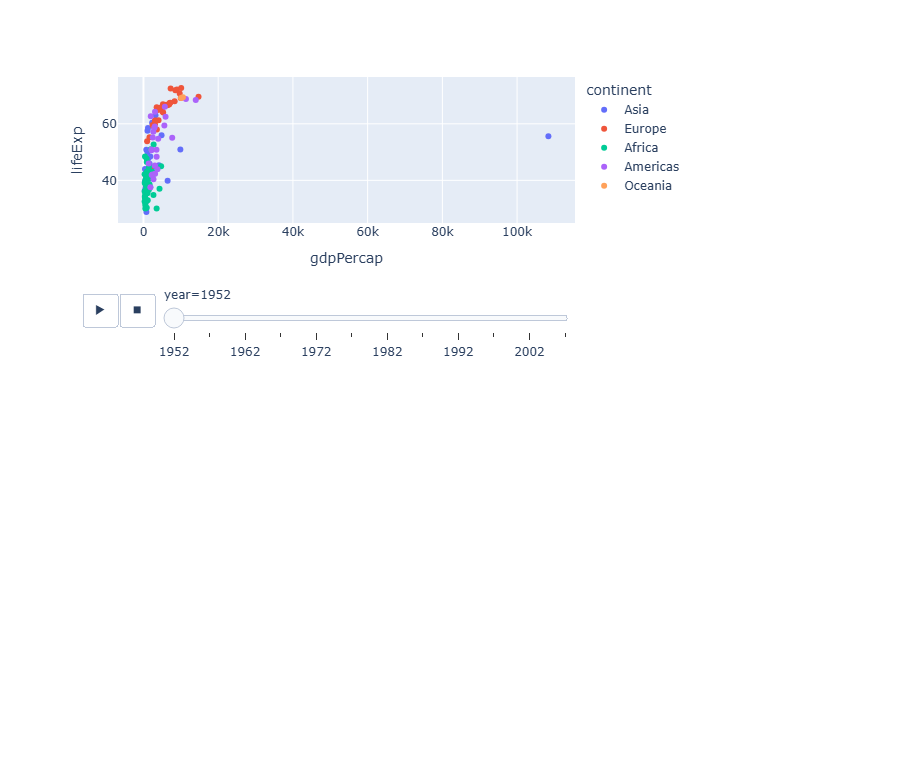
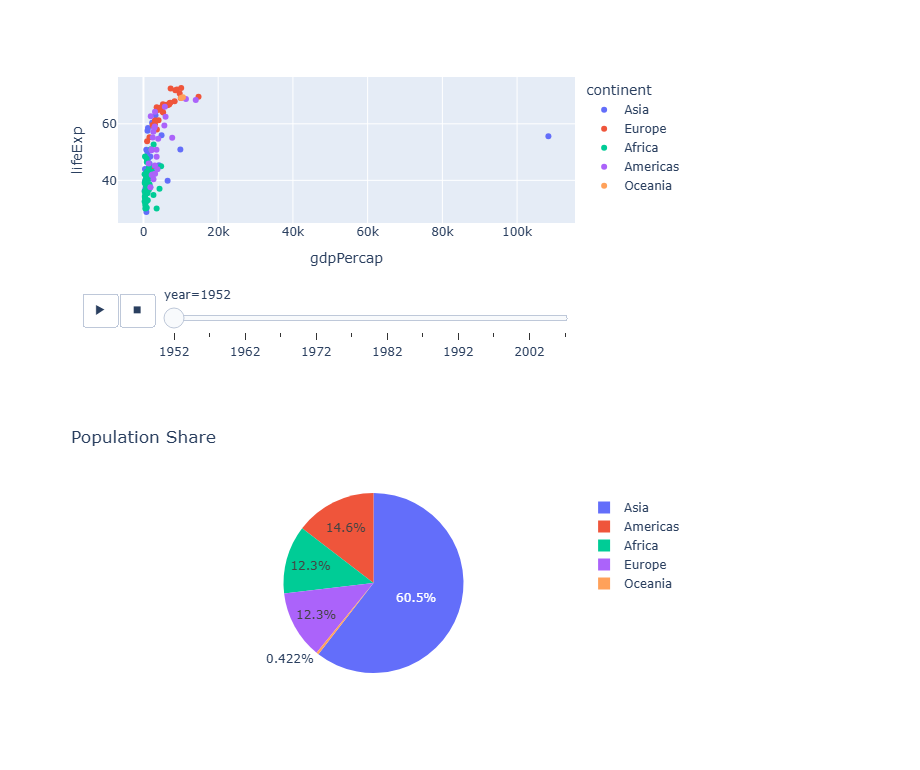
Before and after one commit to watermelon588/Data-Science, a Jupyter notebook: Plotly/plotly.ipynb, the cells around one changed output. Drawn from its saved outputs; the diff is of its cells as text; code cells hidden in the pictures; blank space fills up the shorter version.

```diff
--- a/Plotly/plotly.ipynb
+++ b/Plotly/plotly.ipynb
@@ -151,3 +151,8 @@ fig = px.scatter(
 fig.show()
 # %% [output]
 [figure]
+# %%
+fig = px.pie(df, names="continent", values="pop", title="Population Share")
+fig.show()
+# %% [output]
+[figure, added]
```
Also changed, not shown: parts of 7 cells of this notebook.
